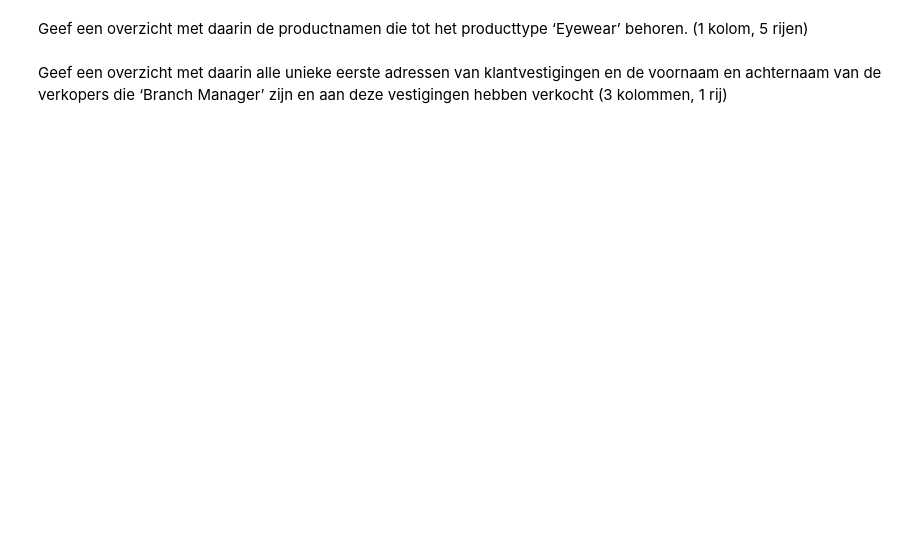
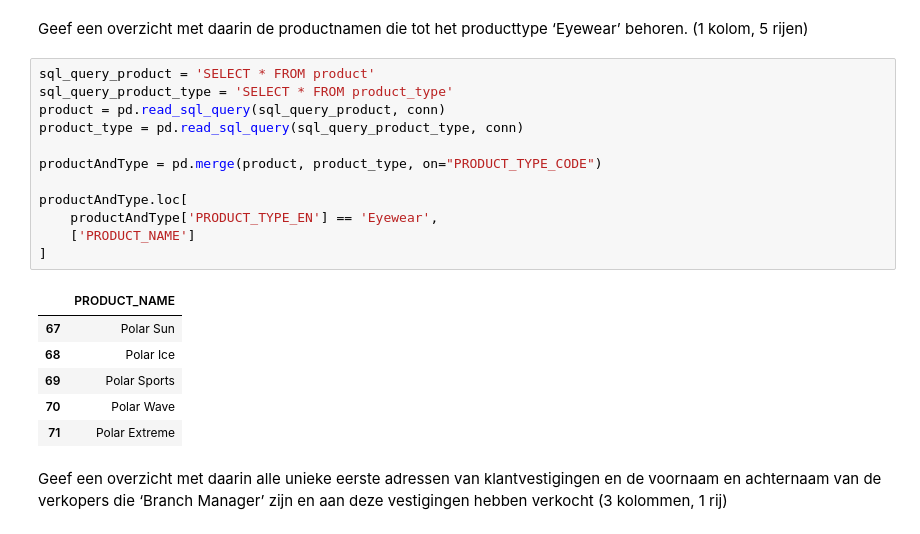
Before and after one commit to ReesMehorst/DEAI, a Jupyter notebook: Week1/DEAI - Pythonweek WC Dataselectie met pandas/OpdrachtenMees.ipynb, the cells around one changed output. Saved outputs shown, nothing was run; the diff lists cells and outputs as text; blank space fills up the shorter version.

```diff
--- a/Week1/DEAI - Pythonweek WC Dataselectie met pandas/OpdrachtenMees.ipynb
+++ b/Week1/DEAI - Pythonweek WC Dataselectie met pandas/OpdrachtenMees.ipynb
@@ -297,4 +327,23 @@ Geef een overzicht met daarin het eerste adres en de stad van vestigingen van kl
 # %% [markdown]
 Geef een overzicht met daarin de productnamen die tot het producttype ‘Eyewear’ behoren. (1 kolom, 5 rijen)
+# %%
+sql_query_product = 'SELECT * FROM product'
+sql_query_product_type = 'SELECT * FROM product_type'
+product = pd.read_sql_query(sql_query_product, conn)
+product_type = pd.read_sql_query(sql_query_product_type, conn)
+
+productAndType = pd.merge(product, product_type, on="PRODUCT_TYPE_CODE")
+
+productAndType.loc[
+    productAndType['PRODUCT_TYPE_EN'] == 'Eyewear',
+    ['PRODUCT_NAME']
+]
+# %% [output]
+|  | PRODUCT_NAME |
+| 67 | Polar Sun |
+| 68 | Polar Ice |
+| 69 | Polar Sports |
+| 70 | Polar Wave |
+| 71 | Polar Extreme |
 # %% [markdown]
 Geef een overzicht met daarin alle unieke eerste adressen van klantvestigingen en de voornaam en achternaam van de verkopers die ‘Branch Manager’ zijn en aan deze vestigingen hebben verkocht (3 kolommen, 1 rij)
```
Also changed, not shown: parts of 3 cells of this notebook.
